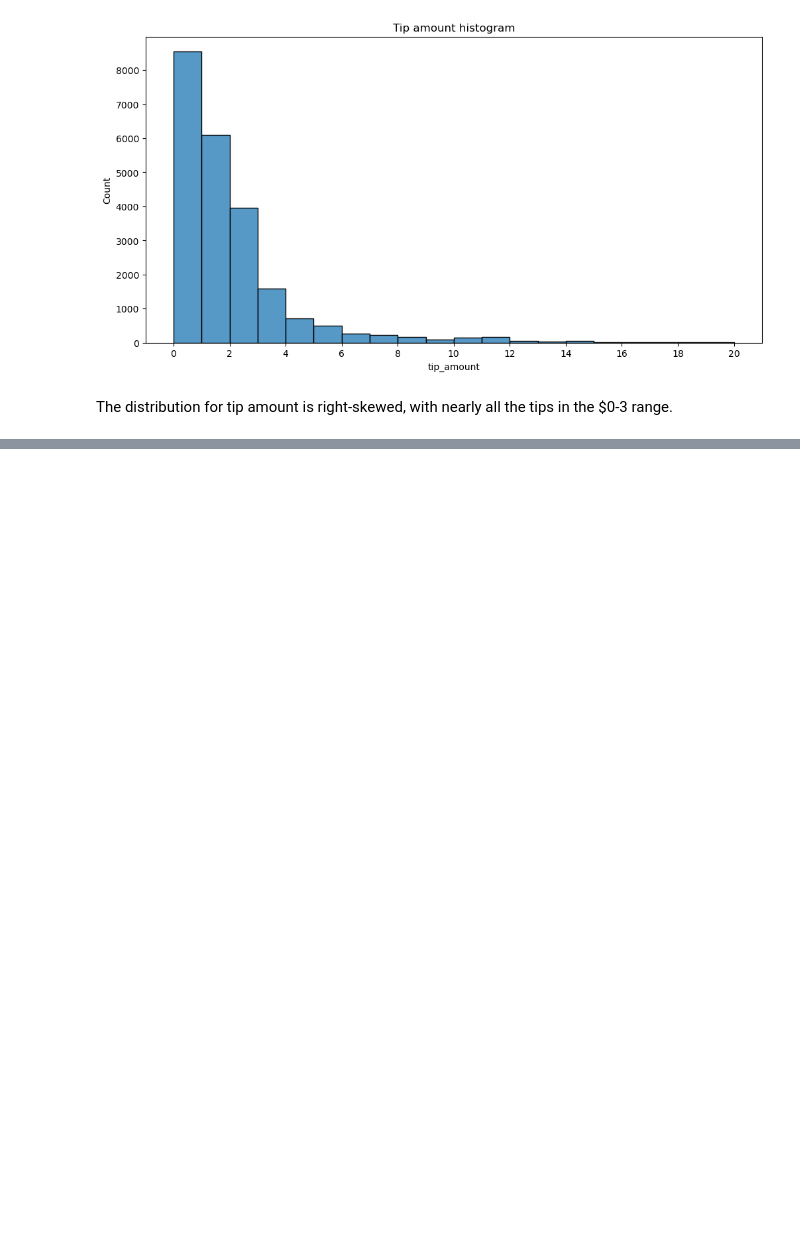
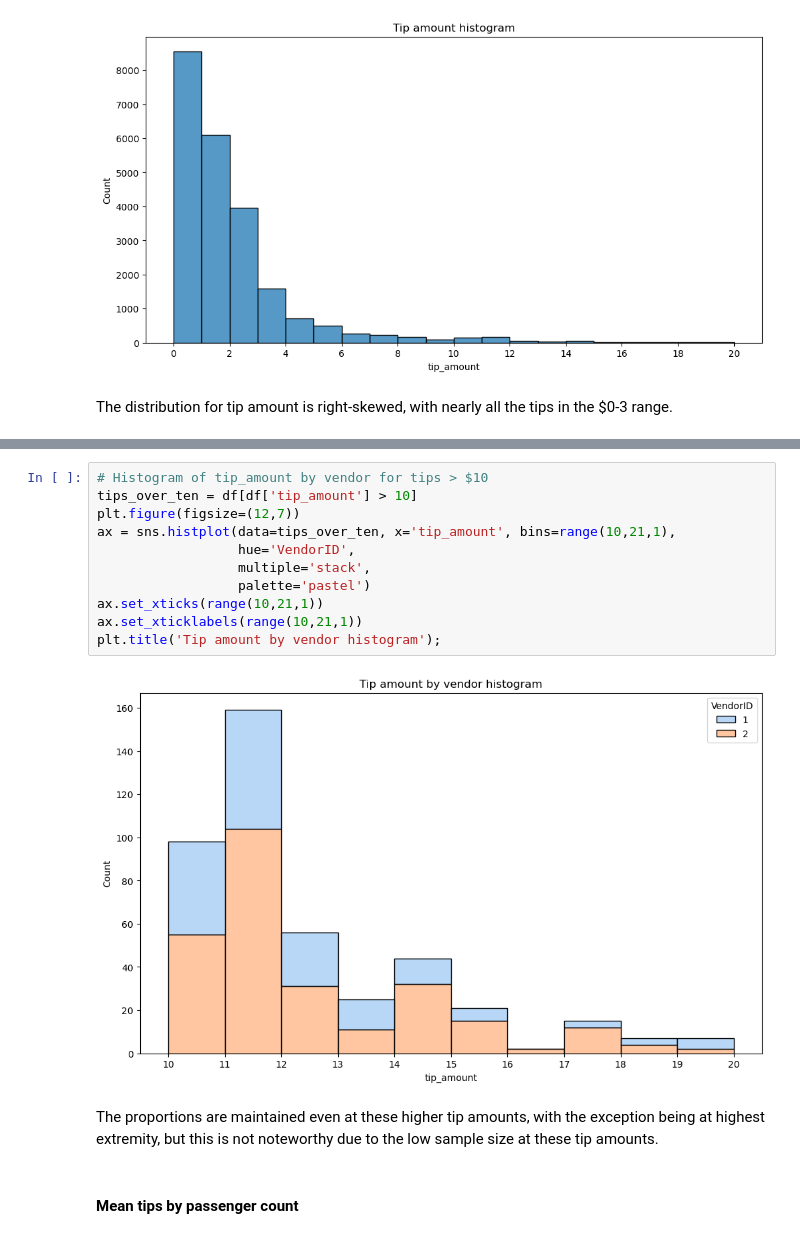
Before and after one commit to Alexandreroger/Myportfolio, a Jupyter notebook: Automatidata/2. EDA.ipynb, the cells around one changed output, grey strips where cells are left out. Cells and saved outputs as stored; diff of their text form; blank space fills up the shorter version.

```diff
--- a/Automatidata/2. EDA.ipynb
+++ b/Automatidata/2. EDA.ipynb
@@ -115,0 +134,17 @@ The distribution for tip amount is right-skewed, with nearly all the tips in the
+# %%
+# Histogram of tip_amount by vendor for tips > $10
+tips_over_ten = df[df['tip_amount'] > 10]
+plt.figure(figsize=(12,7))
+ax = sns.histplot(data=tips_over_ten, x='tip_amount', bins=range(10,21,1),
+                  hue='VendorID',
+                  multiple='stack',
+                  palette='pastel')
+ax.set_xticks(range(10,21,1))
+ax.set_xticklabels(range(10,21,1))
+plt.title('Tip amount by vendor histogram');
+# %% [output]
+[figure, added]
+# %% [markdown]
+The proportions are maintained even at these higher tip amounts, with the exception being at highest extremity, but this is not noteworthy due to the low sample size at these tip amounts.
+# %% [markdown]
+#### Mean tips by passenger count
```
Also changed, not shown: parts of 8 cells of this notebook.
